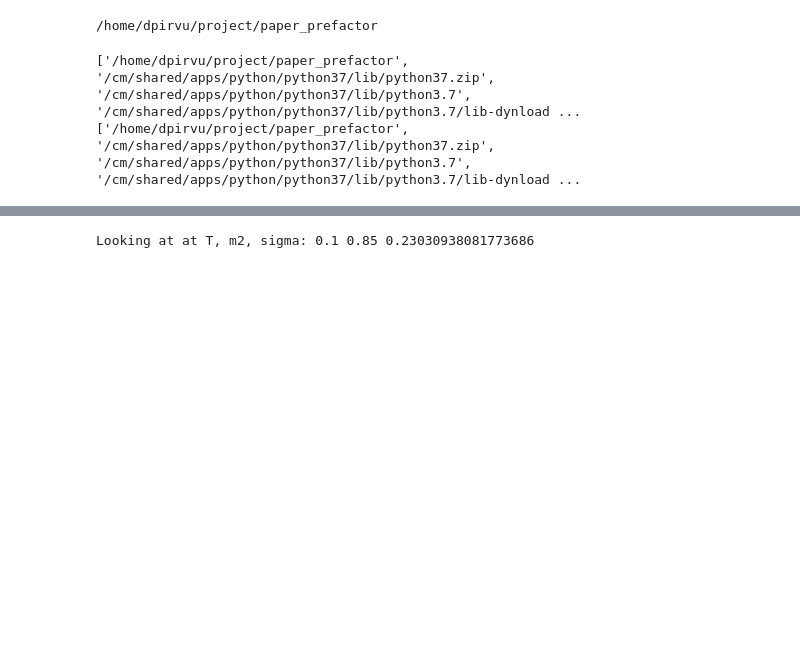
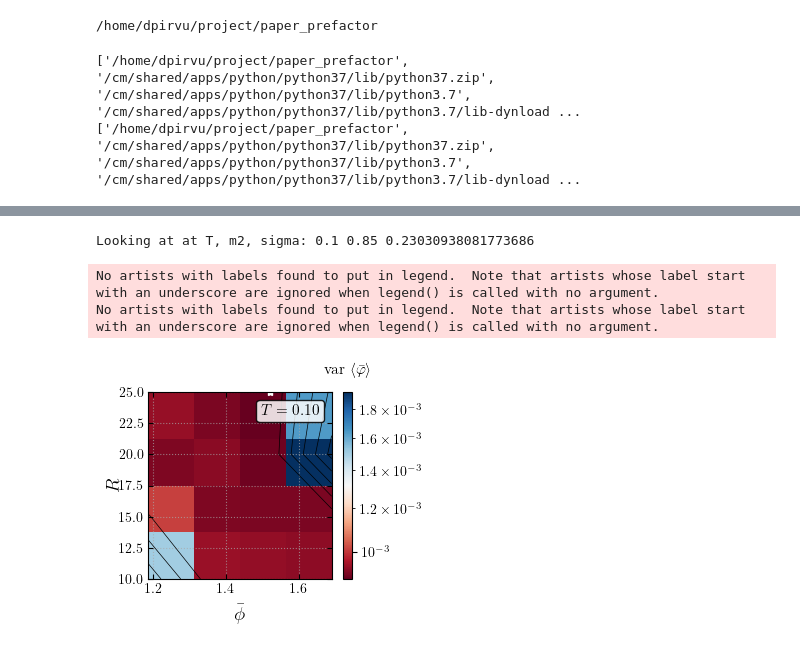
Before and after one commit to DalilaPirvu/Workable, a Jupyter notebook: average.ipynb, the cells around one changed output, grey strips where cells are left out. Drawn from its saved outputs; the diff is of its cells as text; code cells hidden in the pictures; blank space fills up the shorter version.

```diff
--- a/average.ipynb
+++ b/average.ipynb
@@ -25,9 +24,14 @@ case = 'minus'
 general = get_general_model(case)
 tempList, massq, right_Vmax, V, dV, Vinv, nTimeMAX, minSim, maxSim = general
 
-tmp = 2
+tmp = 0
 
-maxSim = (1000 if tmp == 0 else 3000)
+general = get_general_model(case)
+tempList, massq, right_Vmax, V, dV, Vinv, nTimeMAX, minSim, maxSim = general
+
+maxSim = (1000 if tmp == 0 else 2000 if tmp==1 else 3000 if tmp==2 else 2000)
+nTimeMAX = (262144 if tmp!=1 else 131072)
+
 temp, m2, sigmafld = get_model(*general, tmp)
 exp_params = [nLat, m2, temp]
 print('Experiment', exp_params)
@@ -36,8 +40,8 @@ Experiment [2048, 0.8049999999999999, 0.13]
 # %%
 print('Looking at at T, m2, sigma:', temp, m2, sigmafld)
 
-crit_radList    = np.array(np.linspace(5, 50, 10), dtype='int'); print(crit_radList)
-crit_threshList = right_Vmax + np.linspace(0.5, 5, 10) * sigmafld
+crit_radList    = np.array(np.linspace(10, 25, 4), dtype='int'); print(crit_radList)
+crit_threshList = right_Vmax + np.linspace(0.8, 3, 4) * sigmafld
 crit_threshList = np.array([round(ii, 3) for ii in crit_threshList]); print(crit_threshList)
 
 win = 250
@@ -53,6 +57,7 @@ if get_data:
         minDecTime = 256
         alltimes   = decay_times[:,1]
         simList2Do = decay_times[alltimes>=minDecTime, 0]
+    print('simList2Do', simList2Do)
 
     all_data = []
     for sim in range(minSim, maxSim):
@@ -100,7 +133,7 @@ IndexError: list index out of range
 print('Looking at at T, m2, sigma:', temp, m2, sigmafld)
 get_plotcomp = True
 
-delt1 = 100
+delt1 = 80
 
 if get_plotcomp:
     varmat  = np.zeros((len(crit_radList), len(crit_threshList)))
@@ -129,33 +162,36 @@ if get_plotcomp:
             err_f = bubble[1, 0][tl:tr,xl:xr]  #field variance
             err_m = bubble[1, 1][tl:tr,xl:xr]  #momentum variance
             varmat[cind, tind] += np.nanmean(np.abs(err_f))
 
     colmin, rowmin = np.where(varmat == np.nanmin(varmat))
     final_crit_rad = crit_radList[colmin][0]
     final_crit_thresh = crit_threshList[rowmin][0]
 
     fig, ax = plt.subplots(1,1, figsize = (3.5,3))
     ext = [crit_threshList[0], crit_threshList[-1], crit_radList[0], crit_radList[-1]]
 
     im0 = plt.imshow(varmat, interpolation=None, norm=LogNorm(), extent=ext, aspect='auto', origin='lower', cmap='RdBu')
     clb = plt.colorbar(im0)
     clb.ax.set_title(r'${\rm var} \, \left< \bar{\varphi} \right> $', size=11, horizontalalignment='center', verticalalignment='bottom')
     clb.ax.yaxis.set_offset_position('right')
     plt.plot(final_crit_thresh, final_crit_rad, color='white', marker='*')
     #plt.plot(final_crit_thresh + 0.5*(crit_threshList[1]-crit_threshList[0]), final_crit_rad + 0.5*(crit_radList[1]-crit_radList[0]), color='white', marker='*')
 
     xx, yy = np.meshgrid(crit_threshList, crit_radList)
     ax.contour(xx,yy,np.abs(np.log(varmat)), levels=6, aspect='auto', interpolation='gaussian', extent=ext, origin='lower', colors='k', linewidths=0.5)
 
     ax.set_ylabel(r'$R$')
     ax.set_xlabel(r'$\bar{\phi}$')
     beautify(ax, times=-90)
     ax.legend(title=r'$T = {:.2f}$'.format(temp), labelspacing=0., frameon='true', facecolor='white', framealpha=0.85, edgecolor='k', borderpad=0.3)
     fig.tight_layout()
     plt.savefig('./plots/residual_averaging_T'+str(temp)+'.pdf')
     plt.show()
 # %% [output]
 Looking at at T, m2, sigma: 0.1 0.85 0.23030938081773686
+No artists with labels found to put in legend.  Note that artists whose label start with an underscore are ignored when legend() is called with no argument.
+No artists with labels found to put in legend.  Note that artists whose label start with an underscore are ignored when legend() is called with no argument.
+[figure, added]
 # %%
 if True:
     tp = 0 # 0 for average, 1 for error
```
Also changed, not shown: parts of 8 cells of this notebook, 1 other file.
